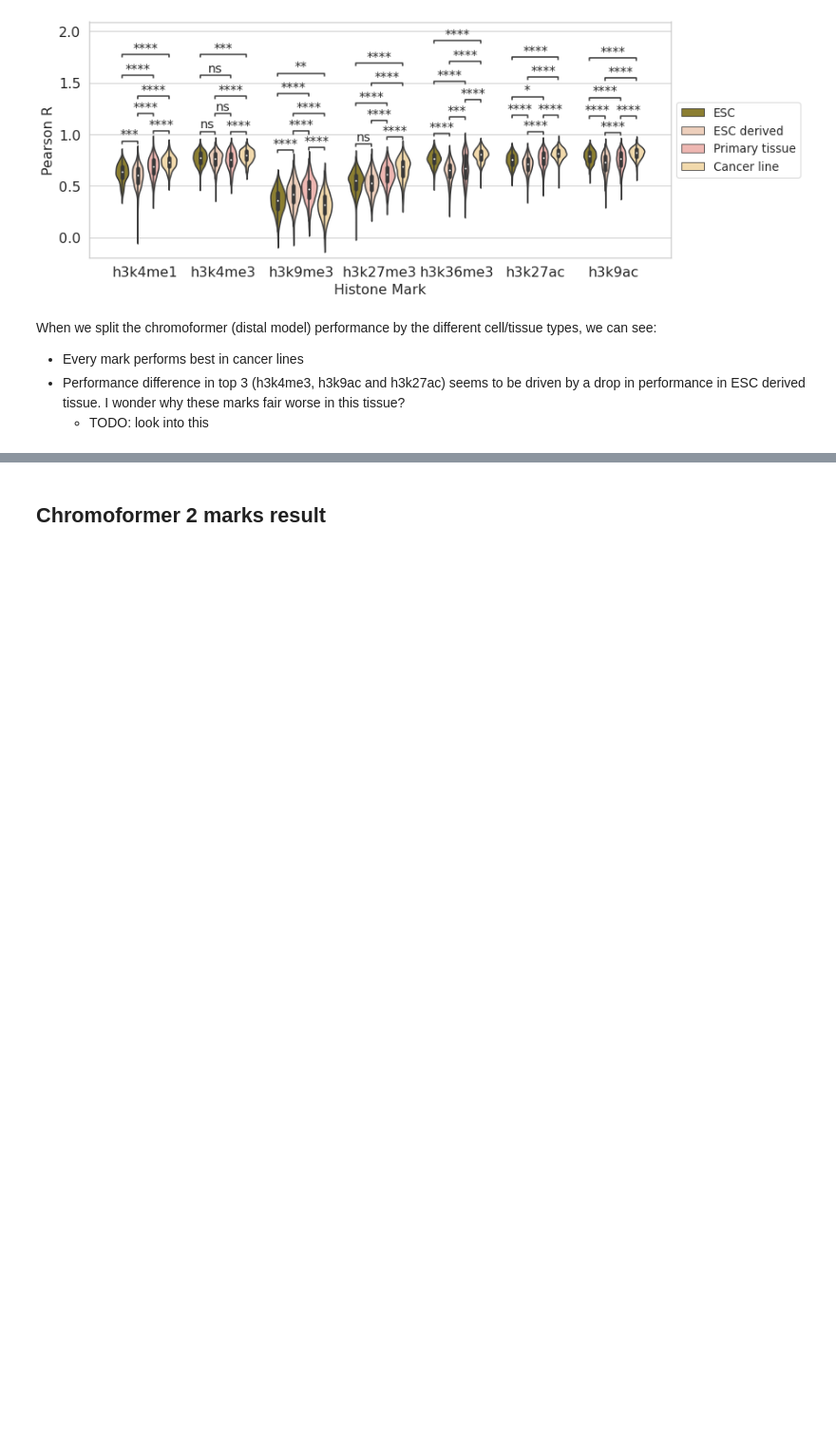
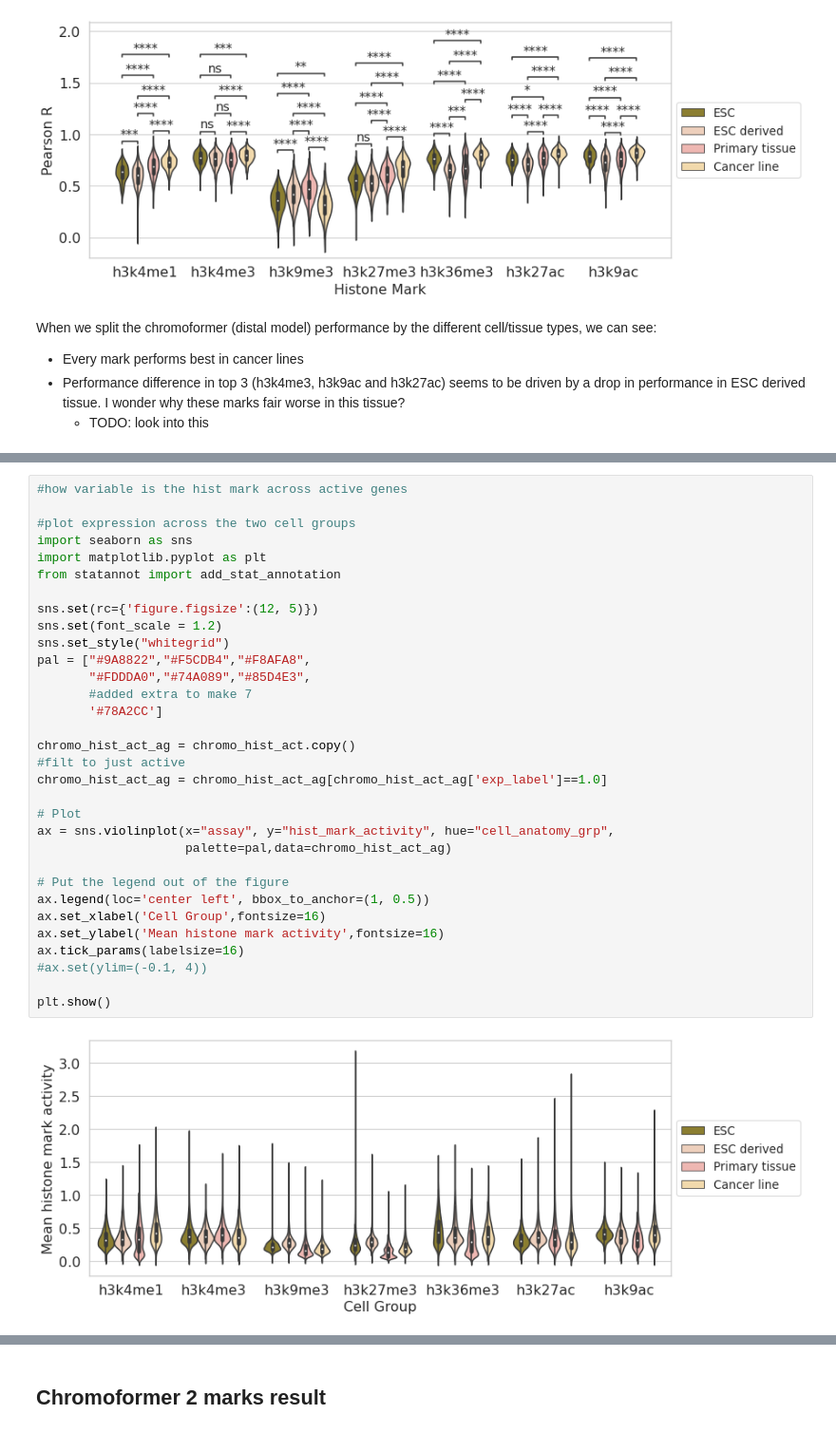
Before and after one commit to neurogenomics/chromexpress, a Jupyter notebook: Predicting.ipynb, the cells around one changed output, grey strips where cells are left out. Shown at 95% size. Saved outputs shown, nothing was run; the diff lists cells and outputs as text; blank space fills up the shorter version.

Commit message:
analysis hist mark act from distal model

```diff
--- a/Predicting.ipynb
+++ b/Predicting.ipynb
@@ -2040,0 +1879,34 @@ plt.show()
+# %%
+#how variable is the hist mark across active genes
+
+#plot expression across the two cell groups
+import seaborn as sns
+import matplotlib.pyplot as plt
+from statannot import add_stat_annotation
+
+sns.set(rc={'figure.figsize':(12, 5)})
+sns.set(font_scale = 1.2)
+sns.set_style("whitegrid")
+pal = ["#9A8822","#F5CDB4","#F8AFA8",
+       "#FDDDA0","#74A089","#85D4E3",
+       #added extra to make 7
+       '#78A2CC']
+
+chromo_hist_act_ag = chromo_hist_act.copy()
+#filt to just active
+chromo_hist_act_ag = chromo_hist_act_ag[chromo_hist_act_ag['exp_label']==1.0]
+
+# Plot
+ax = sns.violinplot(x="assay", y="hist_mark_activity", hue="cell_anatomy_grp",
+                    palette=pal,data=chromo_hist_act_ag)
+
+# Put the legend out of the figure
+ax.legend(loc='center left', bbox_to_anchor=(1, 0.5))
+ax.set_xlabel('Cell Group',fontsize=16)
+ax.set_ylabel('Mean histone mark activity',fontsize=16)
+ax.tick_params(labelsize=16)
+#ax.set(ylim=(-0.1, 4))
+
+plt.show()
+# %% [output]
+[figure, added]
```
Also changed, not shown: parts of 16 cells of this notebook, 6 other files.
